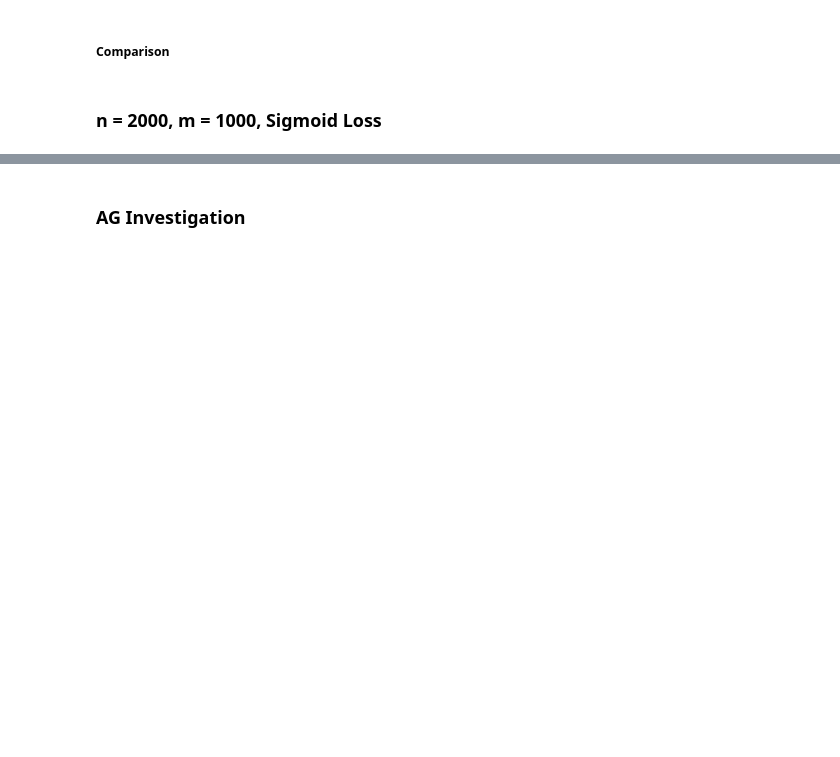
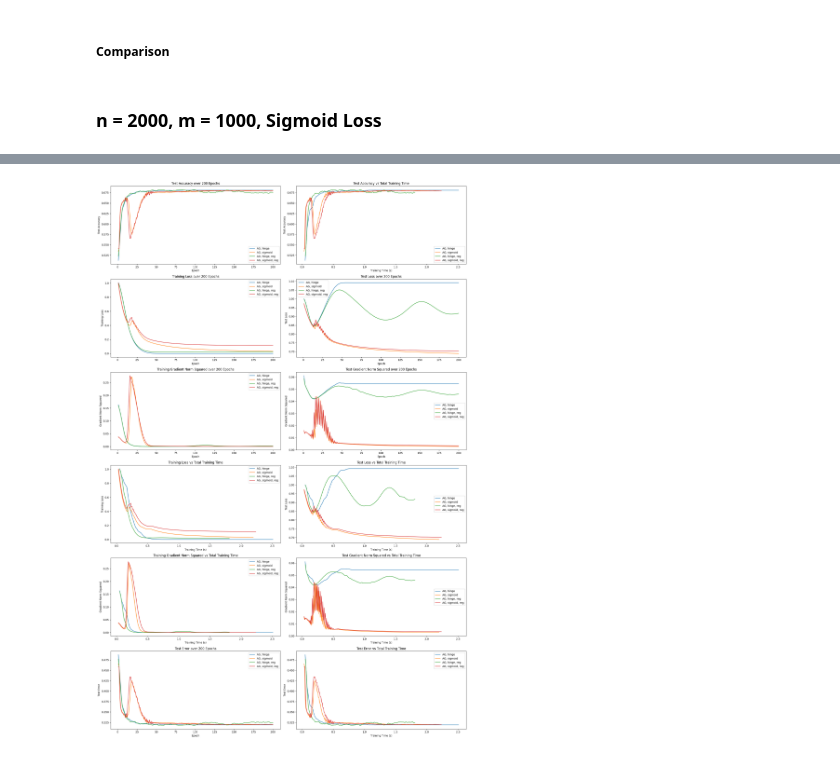
Before and after one commit to thomask902/2024-Numerical-Optimization-Research, a Jupyter notebook: svm/svm_analysis.ipynb, the cells around one changed output, grey strips where cells are left out. Cells and saved outputs as stored; diff of their text form; code cells hidden in the pictures; blank space fills up the shorter version.

```diff
--- a/svm/svm_analysis.ipynb
+++ b/svm/svm_analysis.ipynb
@@ -598,15 +483,15 @@ labels = ["GNOM, lr=0.01", "GD, lr=0.01"]
 
 plot_results(files, labels)
-# %% [markdown]
-### AG Investigation
 # %%
-# hinge new (manually calculated) vs old lipschitz comparison
+#reg vs non reg
+ag = "generated/hinge/n_2000_m_1000/AG/lr-0.01/200/no_batching/no_wd/2024-10-25-12:16:33/results.csv"
+ag2 = "generated/sigmoid/n_2000_m_1000/AG/lr-0.01/200/no_batching/no_wd/2024-10-25-12:31:40/results.csv"
+ag_reg = "generated/hinge/n_2000_m_1000/AG_reg/lr-0.01/200/no_batching/no_wd/2024-10-25-12:49:05/results.csv"
+ag2_reg = "generated/sigmoid/n_2000_m_1000/AG_reg/lr-0.01/200/no_batching/no_wd/2024-10-25-12:49:21/results.csv"
 
-ag_old = "generated/hinge/n_2000_m_1000/AG/lr-0.01/200/no_batching/no_wd/2024-10-17-12:27:19/results.csv"
-ag_new = "generated/hinge/n_2000_m_1000/AG/lr-0.01/200/no_batching/no_wd/2024-10-22-13:48:58/results.csv"
-ag_new3 = "generated/hinge/n_2000_m_1000/AG/lr-0.01/200/no_batching/no_wd/2024-10-24-12:26:33/results.csv"
-
-files = [ag_old, ag_new, ag_new3]
-labels = [ "AG, wrong lip", "AG, point-est. lip", "AG, hessian-est. lip"]
+files = [ag, ag2, ag_reg, ag2_reg]
+labels = ["AG, hinge", "AG, sigmoid", "AG, hinge, reg", "AG, sigmoid, reg"]
 
 plot_results(files, labels)
+# %% [output]
+[figure, added]
```
Also changed, not shown: parts of 33 cells of this notebook, 7 other files.
